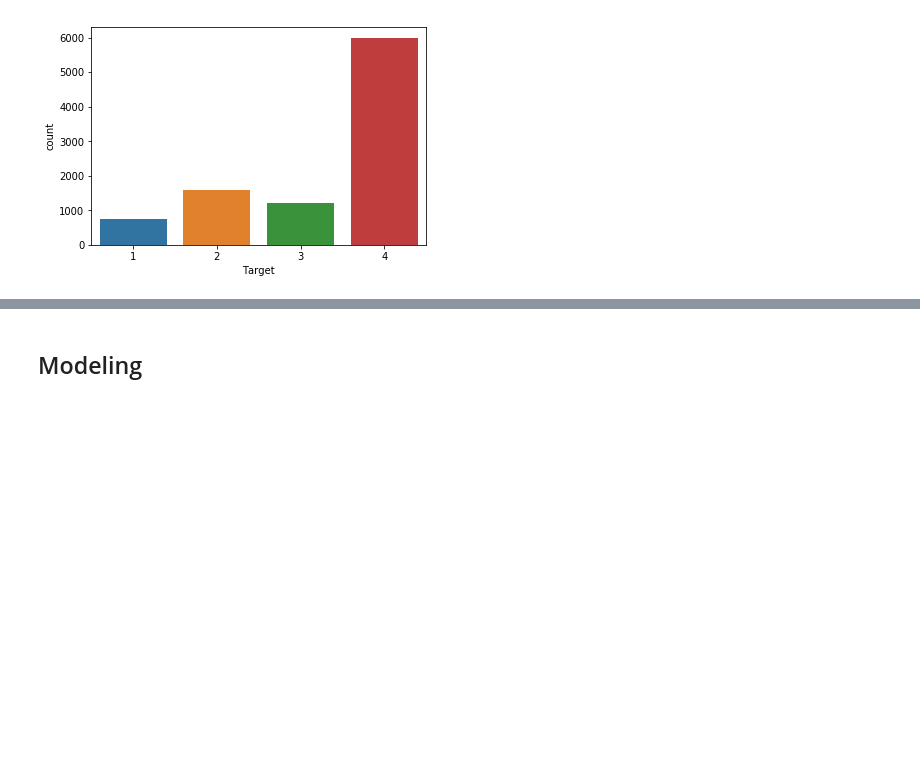
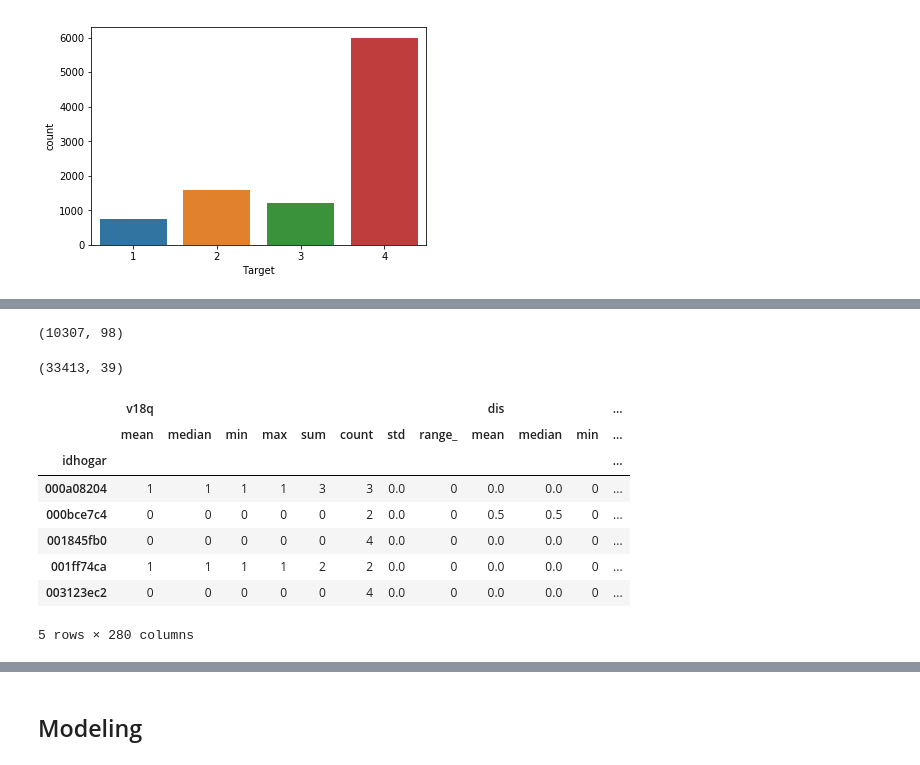
Before and after one commit to alexvmt/Costa-Rican-Household-Poverty-Level-Prediction, a Jupyter notebook: costa-rican-household-poverty-level-prediction.ipynb, the cells around one changed output, grey strips where cells are left out. Cells and saved outputs as stored; diff of their text form; code cells hidden in the pictures; blank space fills up the shorter version.

```diff
--- a/costa-rican-household-poverty-level-prediction.ipynb
+++ b/costa-rican-household-poverty-level-prediction.ipynb
@@ -209,0 +245,13 @@ X_test dimensions:  (7334, 212)
+# %%
+# id columns and 'Target'
+
+id_cols = ['Id', 'idhogar', 'Target']
+# %%
+# individual level columns
+
+ind_bool = ['v18q', 'dis', 'male', 'female', 'estadocivil1', 'estadocivil2', 'estadocivil3', 'estadocivil4', 'estadocivil5', 'estadocivil6', 'estadocivil7',
+            'parentesco1' ,'parentesco2',  'parentesco3', 'parentesco4', 'parentesco5', 'parentesco6', 'parentesco7', 'parentesco8',  'parentesco9', 'parentesco10',
+            'parentesco11', 'parentesco12', 'instlevel1', 'instlevel2', 'instlevel3', 'instlevel4', 'instlevel5', 'instlevel6', 'instlevel7', 'instlevel8',
+            'instlevel9', 'mobilephone']
+
+ind_ordinal = ['rez_esc', 'escolari', 'age']
@@ -209,0 +276,37 @@ X_test dimensions:  (7334, 212)
+# %%
+# get subset of household level variables for heads of households
+
+heads_of_household_subset = train_test.loc[train_test['parentesco1'] == 1, :].copy()
+heads_of_household_subset = heads_of_household_subset[id_cols + household_bool + household_ordinal + household_continuous]
+heads_of_household_subset.shape
+# %% [output]
+(10307, 98)
+# %%
+# get subset of individual level variables
+
+individual_level_data = train_test[id_cols + ind_bool + ind_ordinal].copy()
+individual_level_data.shape
+# %% [output]
+(33413, 39)
+# %%
+# drop 'male' column as it is clearly redundant given that there is a 'female' column
+
+individual_level_data.drop('male', axis=1, inplace=True)
+# %%
+# define custom range function
+range_ = lambda x: x.max() - x.min()
+range_.__name__ = 'range_'
+
+# group by 'idhogar' and aggregate
+individual_level_data = individual_level_data.drop(columns='Target').groupby('idhogar').agg(['mean', 'median', 'min', 'max', 'sum', 'count', 'std', range_])
+individual_level_data.head()
+# %% [output]
+|  | v18q |  |  |  |  |  |  |  | dis |  |  | ... |
+|  | mean | median | min | max | sum | count | std | range_ | mean | median | min | ... |
+| idhogar |  |  |  |  |  |  |  |  |  |  |  | ... |
+| 000a08204 | 1 | 1 | 1 | 1 | 3 | 3 | 0.0 | 0 | 0.0 | 0.0 | 0 | ... |
+| 000bce7c4 | 0 | 0 | 0 | 0 | 0 | 2 | 0.0 | 0 | 0.5 | 0.5 | 0 | ... |
+| 001845fb0 | 0 | 0 | 0 | 0 | 0 | 4 | 0.0 | 0 | 0.0 | 0.0 | 0 | ... |
+| 001ff74ca | 1 | 1 | 1 | 1 | 2 | 2 | 0.0 | 0 | 0.0 | 0.0 | 0 | ... |
+| 003123ec2 | 0 | 0 | 0 | 0 | 0 | 4 | 0.0 | 0 | 0.0 | 0.0 | 0 | ... |
+5 rows × 280 columns
```
Also changed, not shown: parts of 51 cells of this notebook.
